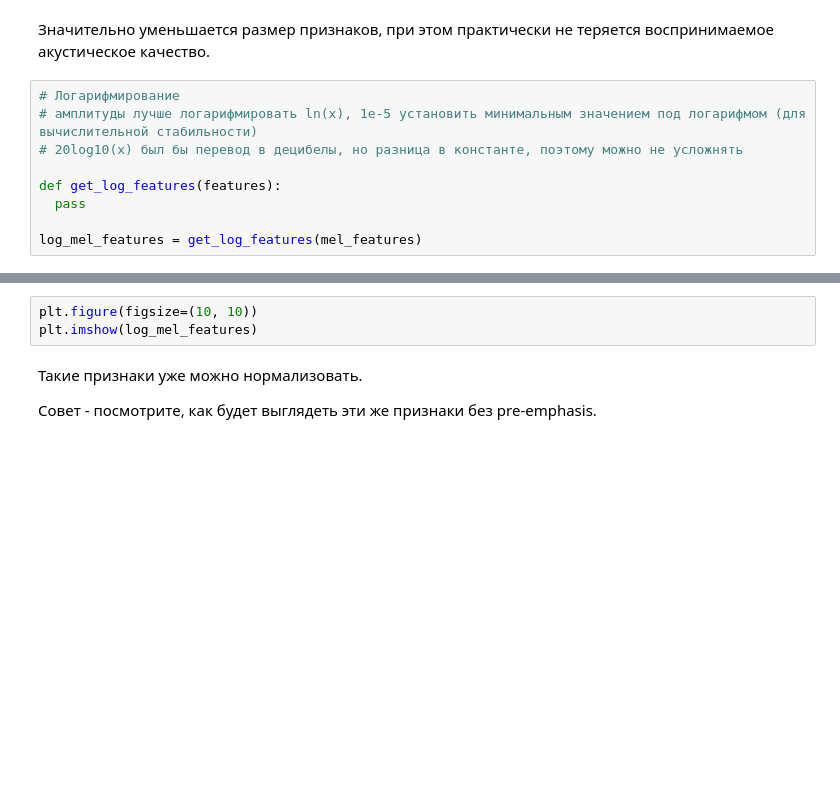
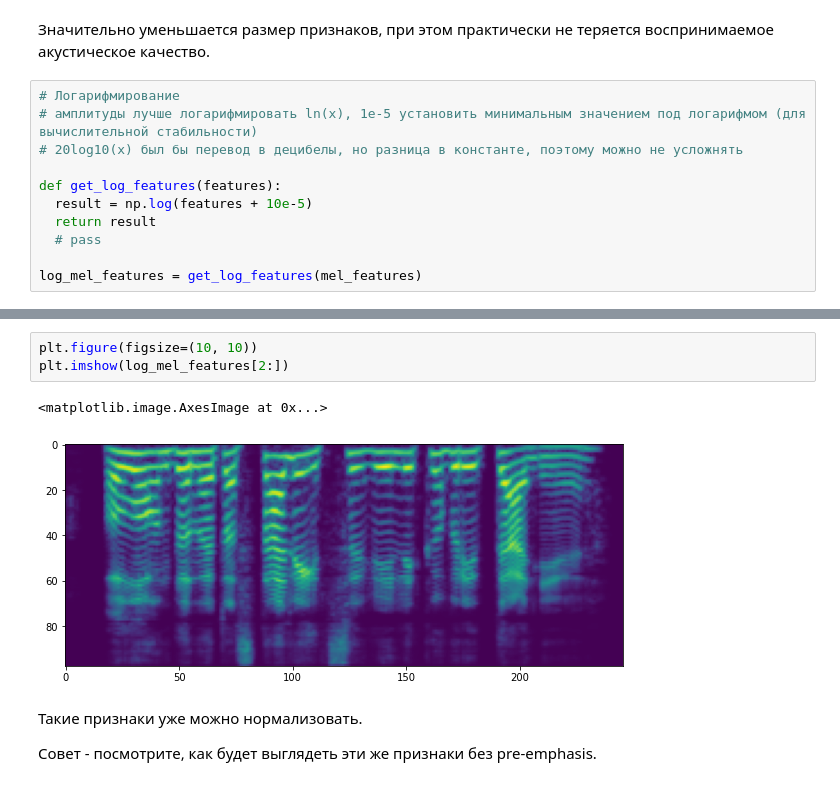
Before and after one commit to GreasyGoose/audio_processing, a Jupyter notebook: task1/_task1_1.ipynb, the cells around one changed output, grey strips where cells are left out. Saved outputs shown, nothing was run; the diff lists cells and outputs as text; blank space fills up the shorter version.

```diff
--- a/task1/_task1_1.ipynb
+++ b/task1/_task1_1.ipynb
@@ -204,7 +341,9 @@ plt.imshow(mel_features)
 # 20log10(x) был бы перевод в децибелы, но разница в константе, поэтому можно не усложнять
 
 def get_log_features(features):
-  pass
+  result = np.log(features + 10e-5)
+  return result
+  # pass
 
 log_mel_features = get_log_features(mel_features)
 # %%
@@ -212,6 +353,9 @@ print(f"max {log_mel_features.max()} min {log_mel_features.min()} mean {log_mel_
 # %%
 plt.figure(figsize=(10, 10))
-plt.imshow(log_mel_features)
+plt.imshow(log_mel_features[2:])
+# %% [output]
+<matplotlib.image.AxesImage at 0x...>
+[figure, added]
 # %% [markdown]
 Такие признаки уже можно нормализовать.
 
```
Also changed, not shown: parts of 36 cells of this notebook.
